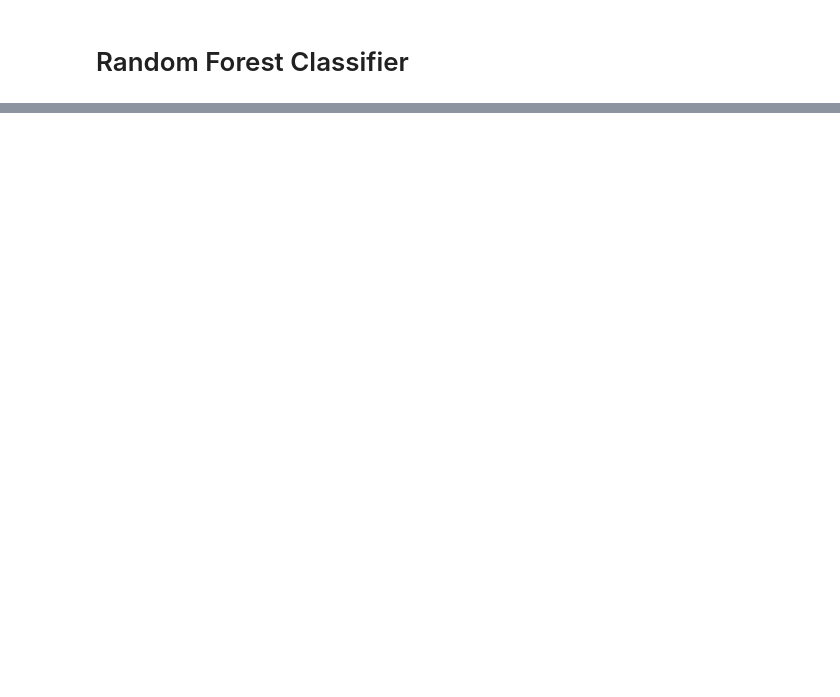
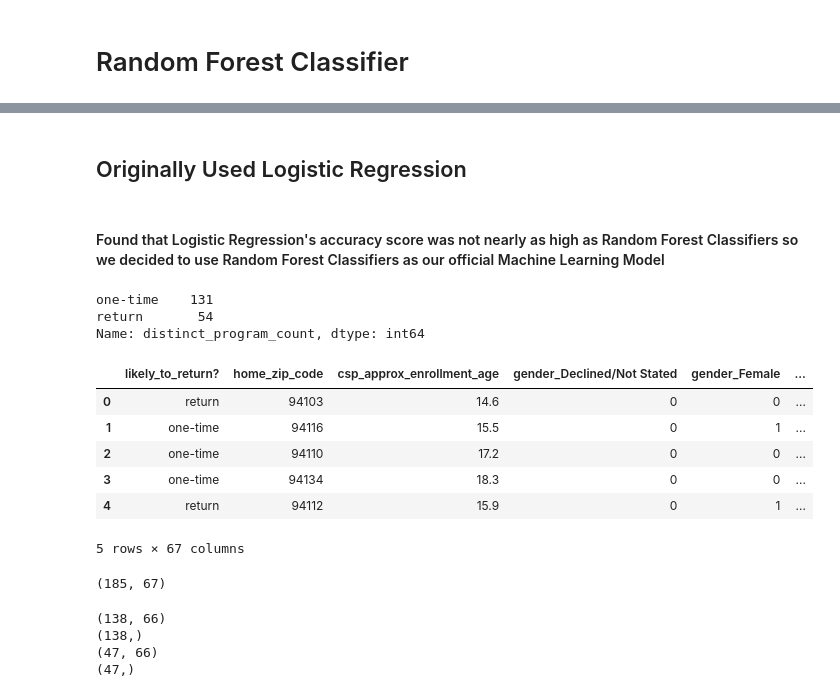
Before and after one commit to SladeMahoney/City_Surf_Project, a Jupyter notebook: Machine_Learning/Provisional Machine Learning Model.ipynb, the cells around one changed output, grey strips where cells are left out. Saved outputs shown, nothing was run; the diff lists cells and outputs as text; code cells hidden in the pictures; blank space fills up the shorter version.

Commit message:
finished machine learning model

```diff
--- a/Machine_Learning/Provisional Machine Learning Model.ipynb
+++ b/Machine_Learning/Provisional Machine Learning Model.ipynb
@@ -275,0 +258,60 @@ sorted(zip(rf_model.feature_importances_, X.columns), reverse=True)
+# %% [markdown]
+## Originally Used Logistic Regression
+# %% [markdown]
+#### Found that Logistic Regression's accuracy score was not nearly as high as Random Forest Classifiers so we decided to use Random Forest Classifiers as our official Machine Learning Model
+# %%
+# Database connection to PgAdmin & SQL, convert to dataframe
+
+db_string = f"postgres://postgres:{db_password}@127.0.0.1:5432/City_Surf_Project"
+engine = create_engine(db_string).connect()
+
+student_df= pd.read_sql_table('machine_learning_data', con=engine)
+# %%
+# Write a function that converts distinc_program_count to 1 program or more than 1 program
+# repeat or not repeat
+student_df["distinct_program_count"] = student_df["distinct_program_count"].replace({1:"one-time", 2: "return", 3:"return", 4:"return",
+                                               5:"return", 7: "return", 16:"return", 10:"return"})
+student_df['distinct_program_count'].value_counts()
+# %% [output]
+one-time    131
+return       54
+Name: distinct_program_count, dtype: int64
+# %%
+# drop unneccesary columns
+student_df = student_df.drop(columns = ['participant_id', 'date_of_birth', "school_entry_date", "grade_level_fy18_19", "grade_level_fy19_20", ])
+# %%
+students_df = student_df.rename(columns={"distinct_program_count": "likely_to_return?"})
+# %%
+# # Chose "gender, "city","home_zip_code","race_ethnicity","gender","school_attending",
+# "school_entry_date","csp_enrollment_date","csp_approx_enrollment_age"
+# # of classes attended because those are the inputs we want to be able to put in to see whether a student
+# # would come to multiple City Surf Programs - this is a strong indicator of whether they enjoy
+# the program
+
+# # This would help enable the organization to see if they are missing certain populations, or have a tendency
+# # to specialize really well in a specific demographic or grade and help CSP improve outreach and give a breakdown of
+# # population served. It can show what populations CSP is missing, or which populations may like city surf better than others.
+
+# Encode columns that are strings
+encode_columns=["gender",
+                "city",
+                "race_ethnicity",
+                "school_attending",
+                "csp_enrollment_date"]
+
+# Convert values to numeric
+# source: https://stackoverflow.com/questions/30384995/randomforestclassfier-fit-valueerror-could-not-convert-string-to-float
+student_df = pd.get_dummies(students_df,columns= encode_columns)
+student_df.head()
+# %% [output]
+|  | likely_to_return? | home_zip_code | csp_approx_enrollment_age | gender_Declined/Not Stated | gender_Female | ... |
+| 0 | return | 94103 | 14.6 | 0 | 0 | ... |
+| 1 | one-time | 94116 | 15.5 | 0 | 1 | ... |
+| 2 | one-time | 94110 | 17.2 | 0 | 0 | ... |
+| 3 | one-time | 94134 | 18.3 | 0 | 0 | ... |
+| 4 | return | 94112 | 15.9 | 0 | 1 | ... |
+5 rows × 67 columns
+# %%
+student_df.shape
+# %% [output]
+(185, 67)
@@ -275,0 +324,20 @@ sorted(zip(rf_model.feature_importances_, X.columns), reverse=True)
+# %%
+
+# Create X_train, X_test, y_train, y_test
+# Split the X and y into X_train, X_test, y_train, y_test
+# Use the train_test_split function to create training and testing subsets
+from sklearn.model_selection import train_test_split
+
+X_train, X_test, y_train, y_test = train_test_split(X,
+                                                    y,
+                                                    random_state=1,
+                                                    stratify=y)
+print(X_train.shape)
+print(y_train.shape)
+print(X_test.shape)
+print(y_test.shape)
+# %% [output]
+(138, 66)
+(138,)
+(47, 66)
+(47,)
```
Also changed, not shown: parts of 18 cells of this notebook.
